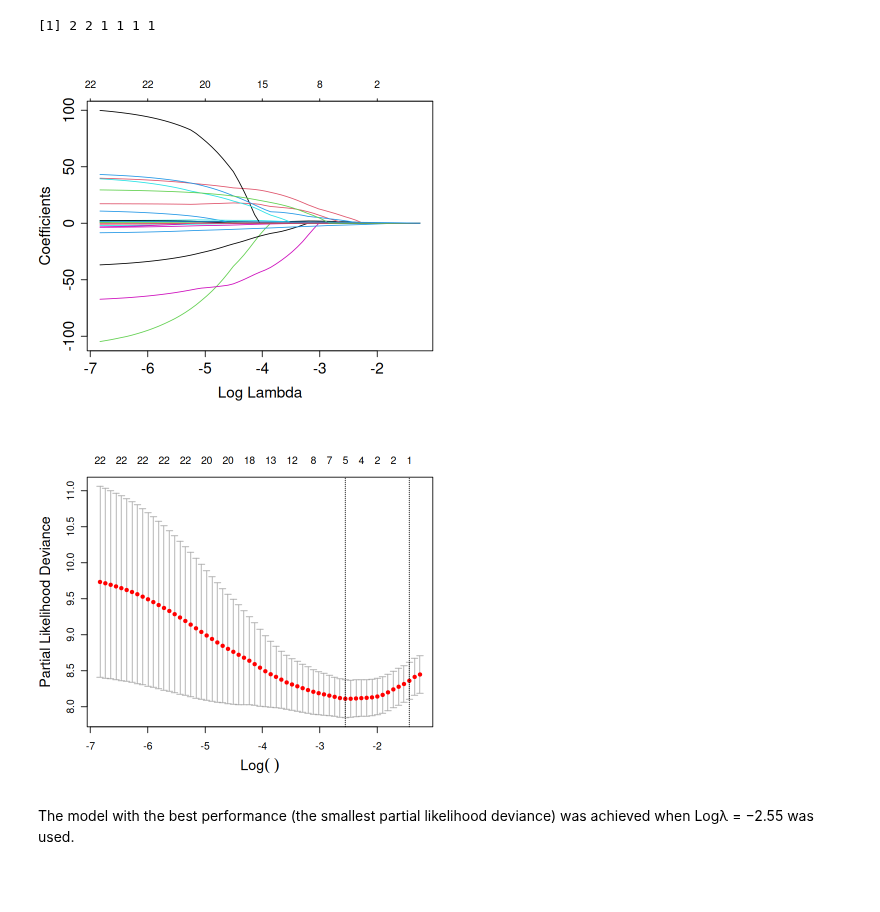
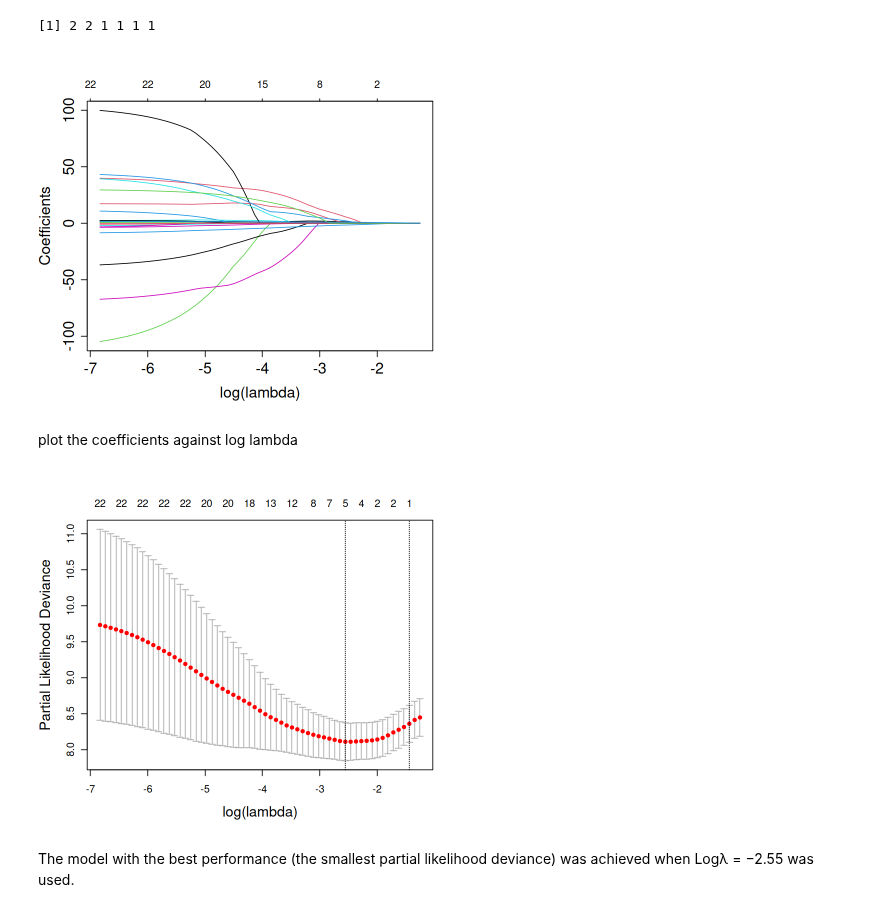
Before and after one commit to zenggitrepos/joshzeng, a Jupyter notebook: Lasso_Cox_Analysis_of_Spatial_Parameters_of_Immune_Cells/Lasso_Cox_Analysis_of_Spatial_Parameters_of_Immune_Cells.ipynb, the cells around one changed output. Drawn from its saved outputs; the diff is of its cells as text; code cells hidden in the pictures; blank space fills up the shorter version.

```diff
--- a/Lasso_Cox_Analysis_of_Spatial_Parameters_of_Immune_Cells/Lasso_Cox_Analysis_of_Spatial_Parameters_of_Immune_Cells.ipynb
+++ b/Lasso_Cox_Analysis_of_Spatial_Parameters_of_Immune_Cells/Lasso_Cox_Analysis_of_Spatial_Parameters_of_Immune_Cells.ipynb
@@ -149,16 +149,19 @@ fit <- glmnet::glmnet(x = train_dat, y = train_survival_dat,
                       family = "cox",nlambda = 100,alpha = 1,
                       standardize=T)
 
-plot(fit, xvar = "lambda", label = F, cex.lab=1.5, cex.axis=1.5)
+plot(fit, xvar = "lambda", label = F, cex.lab=1.5, cex.axis=1.5, xlab="log(lambda)")
 # %% [output]
-[figure, old version]
+[figure, new version]
+# %% [markdown]
+plot the coefficients against log lambda
 # %%
 set.seed(123)
 cvfit <- cv.glmnet(train_dat, train_survival_dat, family = "cox",type.measure = "deviance",
                    nfolds =10,alpha = 1,nlambda =100,standardize=T)
-plot(cvfit,cex.lab=1.4,cex.axis=1)
+
+plot(cvfit,cex.lab=1.4, cex.axis = 1, xlab="log(lambda)")
 # %% [output]
-[figure, old version]
+[figure, new version]
 # %% [markdown]
 The model with the best performance (the smallest partial likelihood  deviance) was achieved when Logλ = −2.55 was used.
 # %%
```
Also changed, not shown: parts of 9 cells of this notebook.
